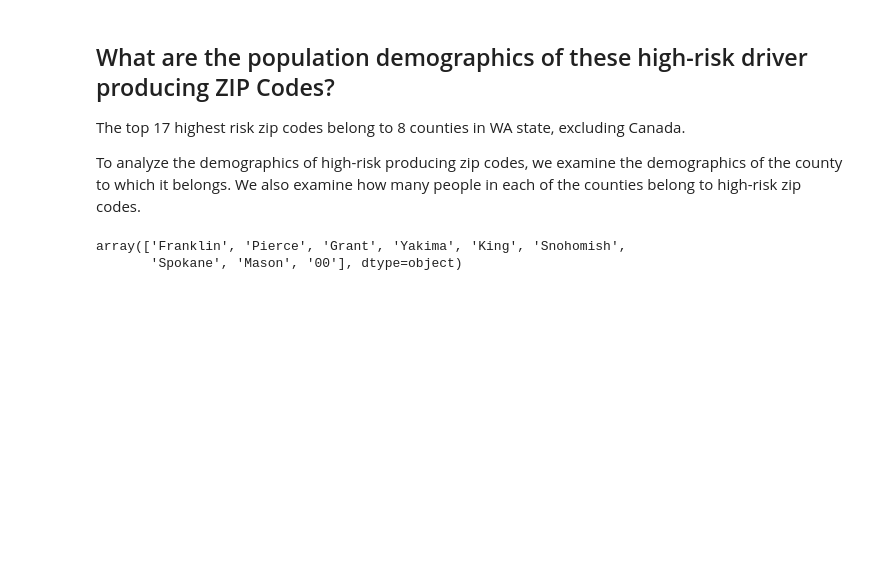
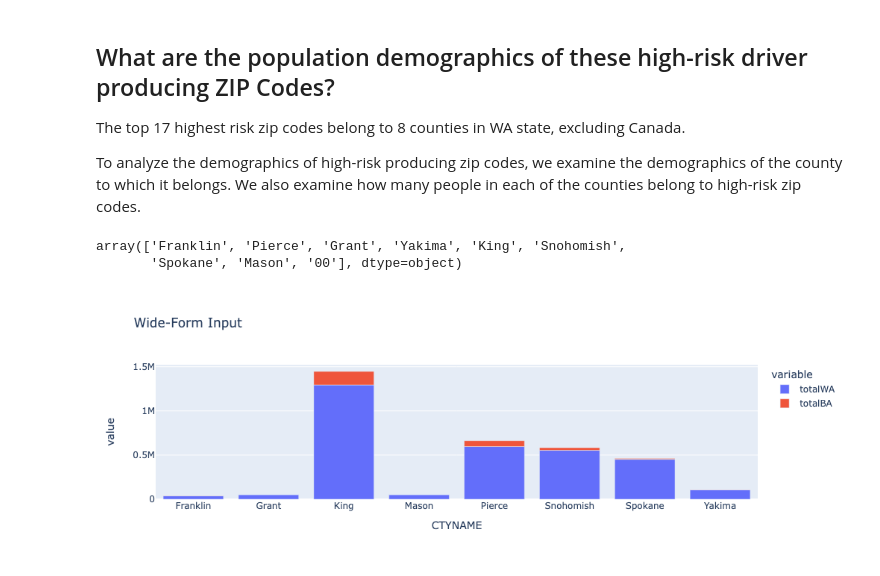
Before and after one commit to uysiri/info-challenge-teamIC23058, a Jupyter notebook: umdinfochallenge.ipynb, the cells around one changed output. Saved outputs shown, nothing was run; the diff lists cells and outputs as text; code cells hidden in the pictures; blank space fills up the shorter version.

Commit message:
some graphs

```diff
--- a/umdinfochallenge.ipynb
+++ b/umdinfochallenge.ipynb
@@ -332,3 +332,12 @@ riskrate['population'] = riskrate['population'].replace(',', '', regex=True).ast
 
 income = pd.read_csv("med_income_washco.csv")
 demo = pd.read_csv("highriskdemographics.csv")
+# %%
+plots = demo.loc[demo['AGEGRP']==0]
+# %%
+import plotly.express as px
+
+fig = px.bar(plots, x="CTYNAME", y=["totalWA", "totalBA"], title="Wide-Form Input")
+fig.show()
+# %% [output]
+[figure, added]
```
Also changed, not shown: parts of 3 cells of this notebook, 3 other files.
